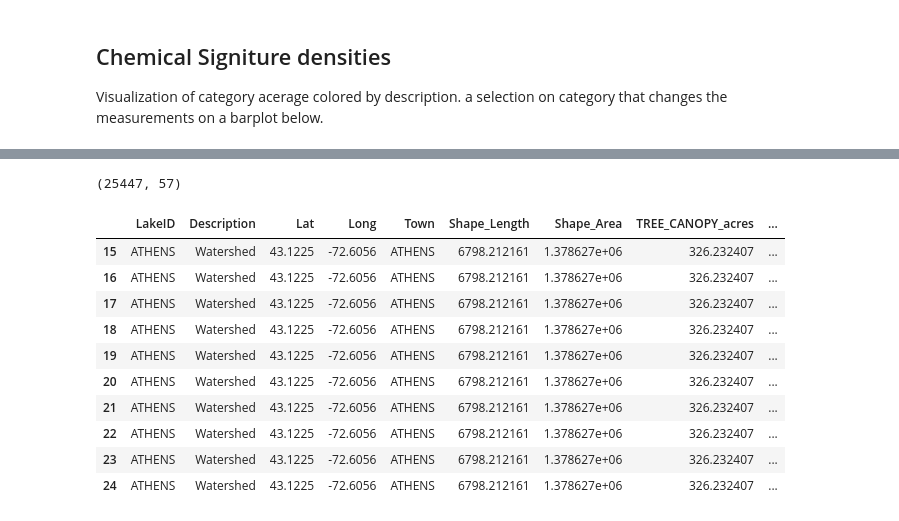
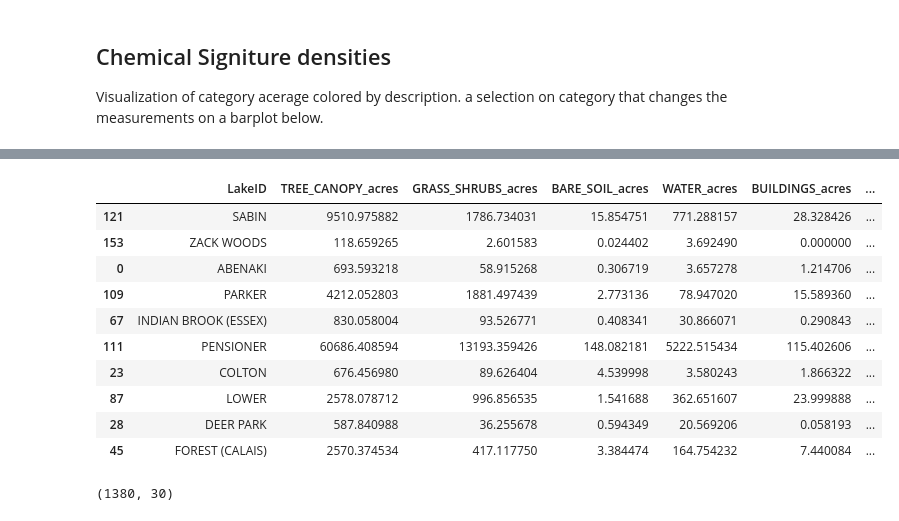
Before and after one commit to zorinAnze/Vermont-Lake-Health, a Jupyter notebook: Survey_results_with_chem.ipynb, the cells around one changed output, grey strips where cells are left out. Saved outputs shown, nothing was run; the diff lists cells and outputs as text; code cells hidden in the pictures.

```diff
--- a/Survey_results_with_chem.ipynb
+++ b/Survey_results_with_chem.ipynb
@@ -53,18 +72,28 @@ chem_data_to_merge = chem_data[chem_data['year'] == 2016].drop('population', axi
+# %%
+# Combine the subcategories in the description
+cols_from_survey = ['LakeID', 'TREE_CANOPY_acres', 'GRASS_SHRUBS_acres', 'BARE_SOIL_acres', 'WATER_acres',
+                    'BUILDINGS_acres','ROADS_acres', 'OTHER_PAVED_acres', 'RAILROADS_acres', 'Ag_Hay_acres',
+                    'Ag_Crops_acres', 'Ag_Pasture_acres', 'Ag_Total_acres', 'Imp_Bare_Soil_acres',
+                    'Imp_Buildings_acres', 'Imp_Other_Paved_acres', 'Imp_Road_acres', 'Imp_Railroad_acres',
+                    'Imp_Total_acres', 'Shrub_Shrubs_acres', 'Shrub_Total_acres', 'TC_Coniferous_acres',
+                    'TC_Deciduous_acres', 'TC_Total_acres', 'Wet_Emergent_acres', 'Wet_Forested_acres',
+                    'Wet_Scrub_Shrub_acres', 'Wet_Total_acres']
+survey_data_grouped = survey_data[cols_from_survey].groupby('LakeID').sum().reset_index()
+survey_data_grouped.sample(10)
+# %% [output]
+|  | LakeID | TREE_CANOPY_acres | GRASS_SHRUBS_acres | BARE_SOIL_acres | WATER_acres | BUILDINGS_acres | ... |
+| 121 | SABIN | 9510.975882 | 1786.734031 | 15.854751 | 771.288157 | 28.328426 | ... |
+| 153 | ZACK WOODS | 118.659265 | 2.601583 | 0.024402 | 3.692490 | 0.000000 | ... |
+| 0 | ABENAKI | 693.593218 | 58.915268 | 0.306719 | 3.657278 | 1.214706 | ... |
+| 109 | PARKER | 4212.052803 | 1881.497439 | 2.773136 | 78.947020 | 15.589360 | ... |
+| 67 | INDIAN BROOK (ESSEX) | 830.058004 | 93.526771 | 0.408341 | 30.866071 | 0.290843 | ... |
+| 111 | PENSIONER | 60686.408594 | 13193.359426 | 148.082181 | 5222.515434 | 115.402606 | ... |
+| 23 | COLTON | 676.456980 | 89.626404 | 4.539998 | 3.580243 | 1.866322 | ... |
+| 87 | LOWER | 2578.078712 | 996.856535 | 1.541688 | 362.651607 | 23.999888 | ... |
+| 28 | DEER PARK | 587.840988 | 36.255678 | 0.594349 | 20.569206 | 0.058193 | ... |
+| 45 | FOREST (CALAIS) | 2570.374534 | 417.117750 | 3.384474 | 164.754232 | 7.440084 | ... |
 # %%
-merged_data = survey_data.merge(chem_data_to_merge, how='left', on=['LakeID', 'Lat', 'Long', 'Town'])
-merged_data.dropna(subset=['CharacteristicID'], inplace=True)
+merged_data = survey_data_grouped.merge(chem_data_to_merge, how='inner', on='LakeID').drop('LakeID', axis=1)
 print(merged_data.shape)
-merged_data.head(10)
 # %% [output]
-(25447, 57)
+(1380, 30)
-|  | LakeID | Description | Lat | Long | Town | Shape_Length | Shape_Area | TREE_CANOPY_acres | ... |
-| 15 | ATHENS | Watershed | 43.1225 | -72.6056 | ATHENS | 6798.212161 | 1.378627e+06 | 326.232407 | ... |
-| 16 | ATHENS | Watershed | 43.1225 | -72.6056 | ATHENS | 6798.212161 | 1.378627e+06 | 326.232407 | ... |
-| 17 | ATHENS | Watershed | 43.1225 | -72.6056 | ATHENS | 6798.212161 | 1.378627e+06 | 326.232407 | ... |
-| 18 | ATHENS | Watershed | 43.1225 | -72.6056 | ATHENS | 6798.212161 | 1.378627e+06 | 326.232407 | ... |
-| 19 | ATHENS | Watershed | 43.1225 | -72.6056 | ATHENS | 6798.212161 | 1.378627e+06 | 326.232407 | ... |
-| 20 | ATHENS | Watershed | 43.1225 | -72.6056 | ATHENS | 6798.212161 | 1.378627e+06 | 326.232407 | ... |
-| 21 | ATHENS | Watershed | 43.1225 | -72.6056 | ATHENS | 6798.212161 | 1.378627e+06 | 326.232407 | ... |
-| 22 | ATHENS | Watershed | 43.1225 | -72.6056 | ATHENS | 6798.212161 | 1.378627e+06 | 326.232407 | ... |
-| 23 | ATHENS | Watershed | 43.1225 | -72.6056 | ATHENS | 6798.212161 | 1.378627e+06 | 326.232407 | ... |
-| 24 | ATHENS | Watershed | 43.1225 | -72.6056 | ATHENS | 6798.212161 | 1.378627e+06 | 326.232407 | ... |
```
Also changed, not shown: parts of 6 cells of this notebook.
